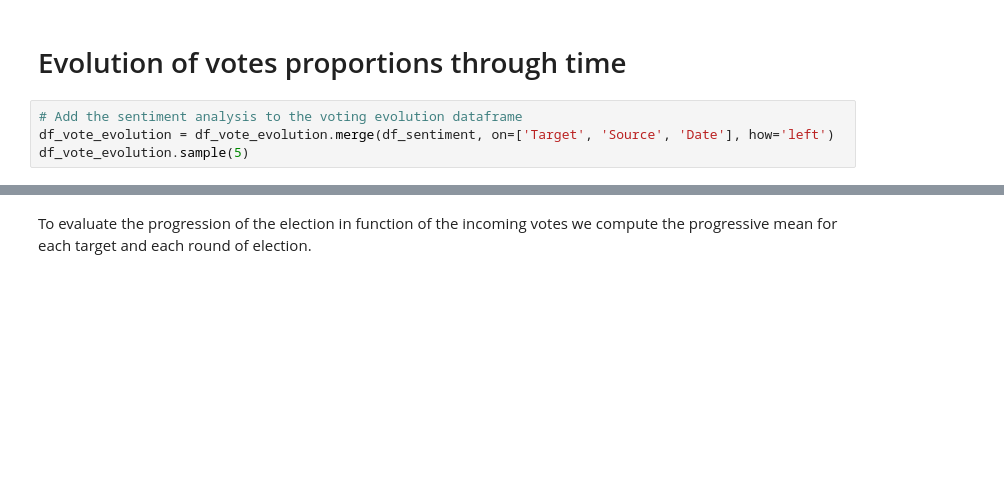
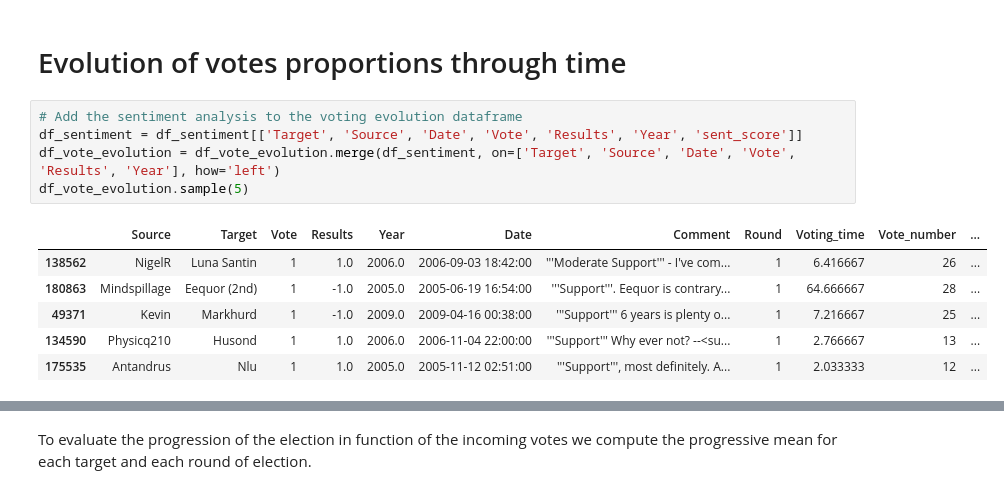
Before and after one commit to epfl-ada/ada-2023-project-abracadabra, a Jupyter notebook: P3_Emma.ipynb, the cells around one changed output, grey strips where cells are left out. Saved outputs shown, nothing was run; the diff lists cells and outputs as text; blank space fills up the shorter version.

```diff
--- a/P3_Emma.ipynb
+++ b/P3_Emma.ipynb
@@ -94,7 +89,15 @@ We checked the distribution of voting time of each vote. We can see that the dis
 # Evolution of votes proportions through time
 # %%
 # Add the sentiment analysis to the voting evolution dataframe
-df_vote_evolution = df_vote_evolution.merge(df_sentiment, on=['Target', 'Source', 'Date'], how='left')
+df_sentiment = df_sentiment[['Target', 'Source', 'Date', 'Vote', 'Results', 'Year', 'sent_score']]
+df_vote_evolution = df_vote_evolution.merge(df_sentiment, on=['Target', 'Source', 'Date', 'Vote', 'Results', 'Year'], how='left')
 df_vote_evolution.sample(5)
+# %% [output]
+|  | Source | Target | Vote | Results | Year | Date | Comment | Round | Voting_time | Vote_number | ... |
+| 138562 | NigelR | Luna Santin | 1 | 1.0 | 2006.0 | 2006-09-03 18:42:00 | '''Moderate Support''' - I've com... | 1 | 6.416667 | 26 | ... |
+| 180863 | Mindspillage | Eequor (2nd) | 1 | -1.0 | 2005.0 | 2005-06-19 16:54:00 | '''Support'''. Eequor is contrary... | 1 | 64.666667 | 28 | ... |
+| 49371 | Kevin | Markhurd | 1 | -1.0 | 2009.0 | 2009-04-16 00:38:00 | '''Support''' 6 years is plenty o... | 1 | 7.216667 | 25 | ... |
+| 134590 | Physicq210 | Husond | 1 | 1.0 | 2006.0 | 2006-11-04 22:00:00 | '''Support''' Why ever not? --<su... | 1 | 2.766667 | 13 | ... |
+| 175535 | Antandrus | Nlu | 1 | 1.0 | 2005.0 | 2005-11-12 02:51:00 | '''Support''', most definitely. A... | 1 | 2.033333 | 12 | ... |
 # %%
 df_vote_evolution = get_progressive_mean(df_vote_evolution)
```
Also changed, not shown: parts of 5 cells of this notebook, 1 other file.
